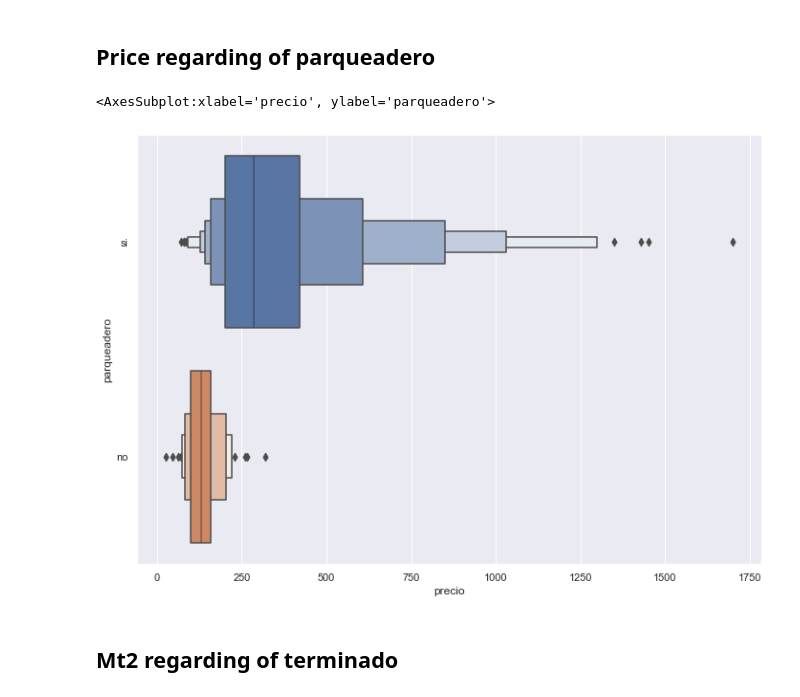
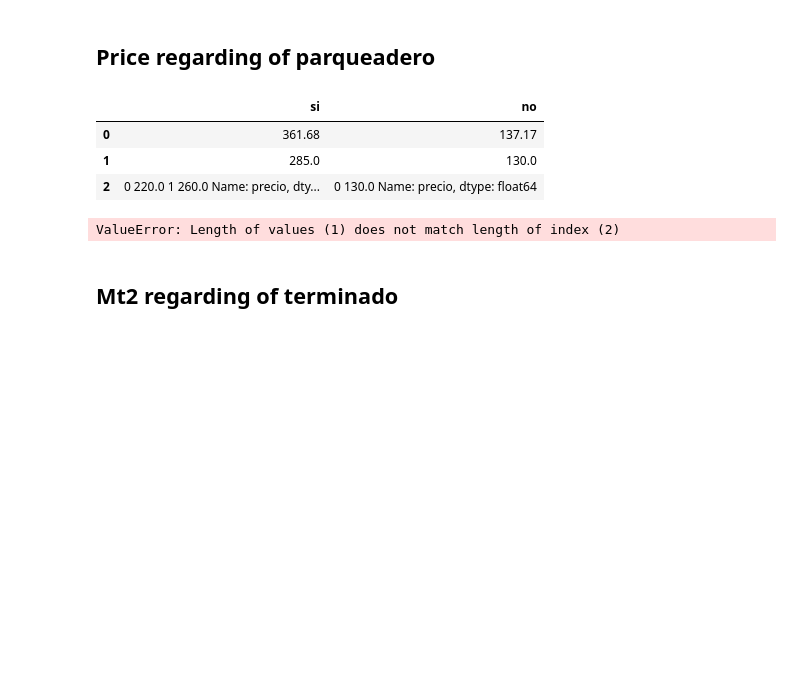
Before and after one commit to StanDoge/PYE-lab-1, a Jupyter notebook: main.ipynb, the cells around one changed output. Saved outputs shown, nothing was run; the diff lists cells and outputs as text; code cells hidden in the pictures; blank space fills up the shorter version.

```diff
--- a/main.ipynb
+++ b/main.ipynb
@@ -174,16 +175,37 @@ get_acum(frec_terminado,2)
 # plt.axhline(df['precio'].median(), color ="g", linestyle = '--', linewidth = 5)
 # plt.axhline(df['precio'].mode().values, color ="y", linestyle = 'dashdot', linewidth = 5)
 # %%
-# yes_median = df[(df['parqueadero'] == 'si')]['precio'].median()
-# yes_media = df[(df['parqueadero'] == 'si')]['precio'].media()
-# yes_mode = df[(df['parqueadero'] == 'si')]['precio'].mode()
-# no_median = df[(df['parqueadero'] == 'no')]['precio'].median()
-# no_media = df[(df['parqueadero'] == 'no')]['precio'].media()
-# no_mode = df[(df['parqueadero'] == 'no')]['precio'].mode()
-
-sb.boxenplot(x='precio',y='parqueadero',data=df)
+# yes_median = round(df[(df['parqueadero'] == 'si')]['precio'].median(),2)
+# yes_mean = round(df[(df['parqueadero'] == 'si')]['precio'].mean(),2)
+# yes_mode = round(df[(df['parqueadero'] == 'si')]['precio'].mode(),2)
+# no_median = round(df[(df['parqueadero'] == 'no')]['precio'].median(),2)
+# no_mean = round(df[(df['parqueadero'] == 'no')]['precio'].mean(),2)
+# no_mode = round(df[(df['parqueadero'] == 'no')]['precio'].mode(),2)
+#
+# df_yn = pd.DataFrame()
+# df_yn['si'] = [yes_mean,yes_median,yes_mode]
+# df_yn['no'] = [no_mean,no_median,no_mode]
+# df_yn
 # %% [output]
-<AxesSubplot:xlabel='precio', ylabel='parqueadero'>
-[figure, removed]
+|  | si | no |
+| 0 | 361.68 | 137.17 |
+| 1 | 285.0 | 130.0 |
+| 2 | 0 220.0 1 260.0 Name: precio, dty... | 0 130.0 Name: precio, dtype: float64 |
+# %%
+var_precio = df['precio']
+df_pp = pd.DataFrame()
+df_pp['media_$'] = var_precio
+df_pp['parqueadero'] = var_parqueadero
+arto = df_pp.groupby(['parqueadero']).mean()
+mediana = df_pp.groupby(['parqueadero']).median()
+mediana = mediana['media_$'].values
+mediana
+arto['mediana_$'] = mediana
+yes_mode = round(df[(df['parqueadero'] == 'si')]['precio'].mode(),2)
+yes_mode = yes_mode.values
+arto['moda_$'] = [yes_mode]
+arto
+# %% [output]
+ValueError: Length of values (1) does not match length of index (2)
 # %% [markdown]
 ## Mt2 regarding of terminado
```
Also changed, not shown: parts of 5 cells of this notebook.
